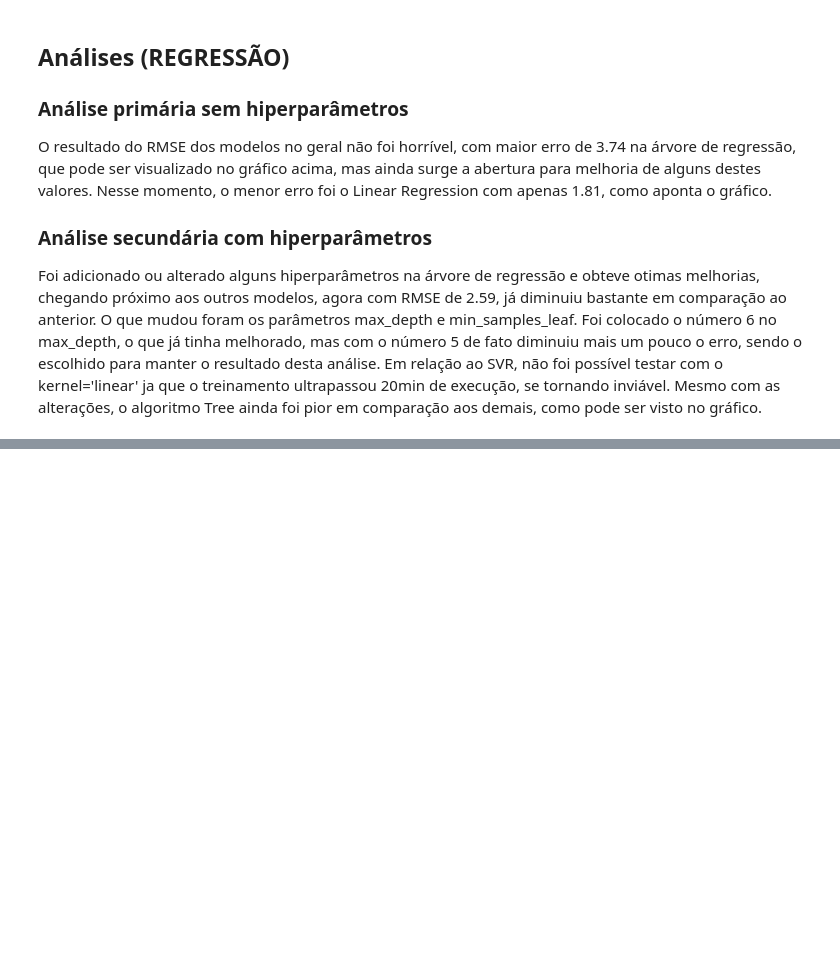
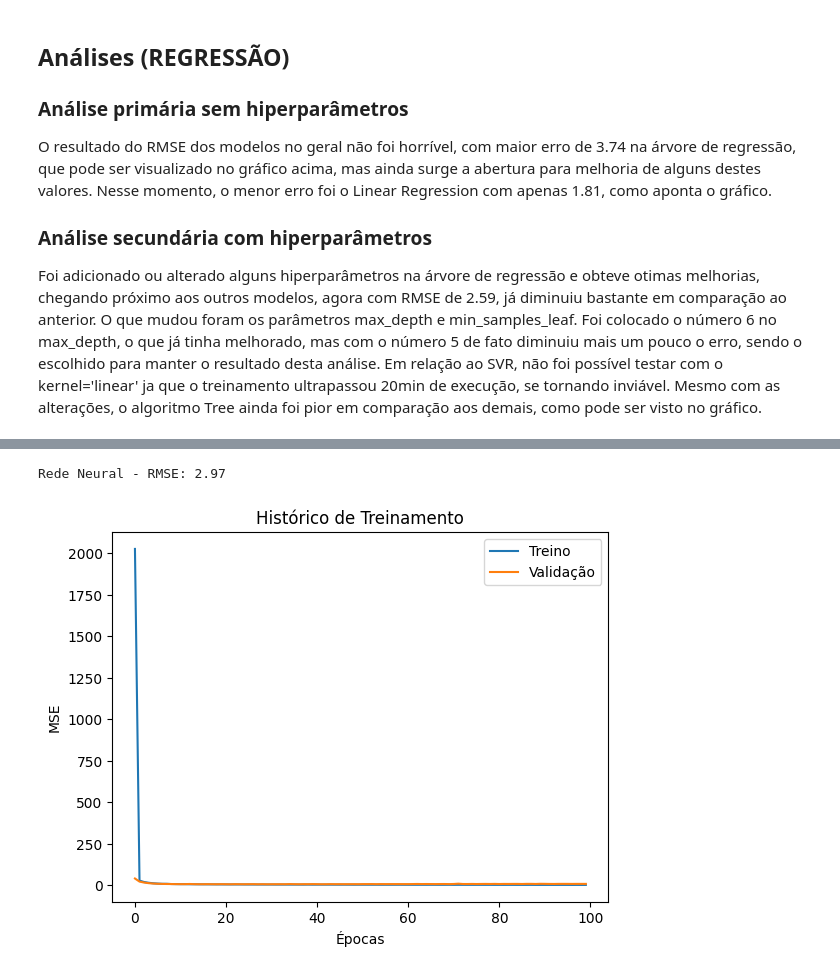
Before and after one commit to MariPinas/Proj2AND, a Jupyter notebook: Proj2AND.ipynb, the cells around one changed output, grey strips where cells are left out. Cells and saved outputs as stored; diff of their text form; code cells hidden in the pictures; blank space fills up the shorter version.

```diff
--- a/Proj2AND.ipynb
+++ b/Proj2AND.ipynb
@@ -346,0 +416,11 @@ Foi adicionado ou alterado alguns hiperparâmetros na árvore de regressão e ob
+# %%
+model = Sequential([
+    Dense(64, activation='relu', input_shape=(Xr_train.shape[1],)),
+    Dense(32, activation='relu'),
+    Dense(1)
+])
+# %%
+model.compile(optimizer='adam', loss='mse')
+history = model.fit(Xr_train, yr_train, epochs=100, batch_size=16, verbose=0, validation_split=0.2)
+# %%
+y_pred = model.predict(Xr_test).flatten()
@@ -347,3 +429,17 @@ Foi adicionado ou alterado alguns hiperparâmetros na árvore de regressão e ob
+# %%
+avaliar_modelo(yr_test, y_pred, nome="Rede Neural")
+
+# Plotar histórico de perda
+plt.plot(history.history['loss'], label='Treino')
+plt.plot(history.history['val_loss'], label='Validação')
+plt.xlabel('Épocas')
+plt.ylabel('MSE')
+plt.title('Histórico de Treinamento')
+plt.legend()
+plt.show()
+# %% [output]
+Rede Neural - RMSE: 2.97
+[figure, added]
 # %% [markdown]
 # Conclusão
 
```
Also changed, not shown: parts of 10 cells of this notebook.
